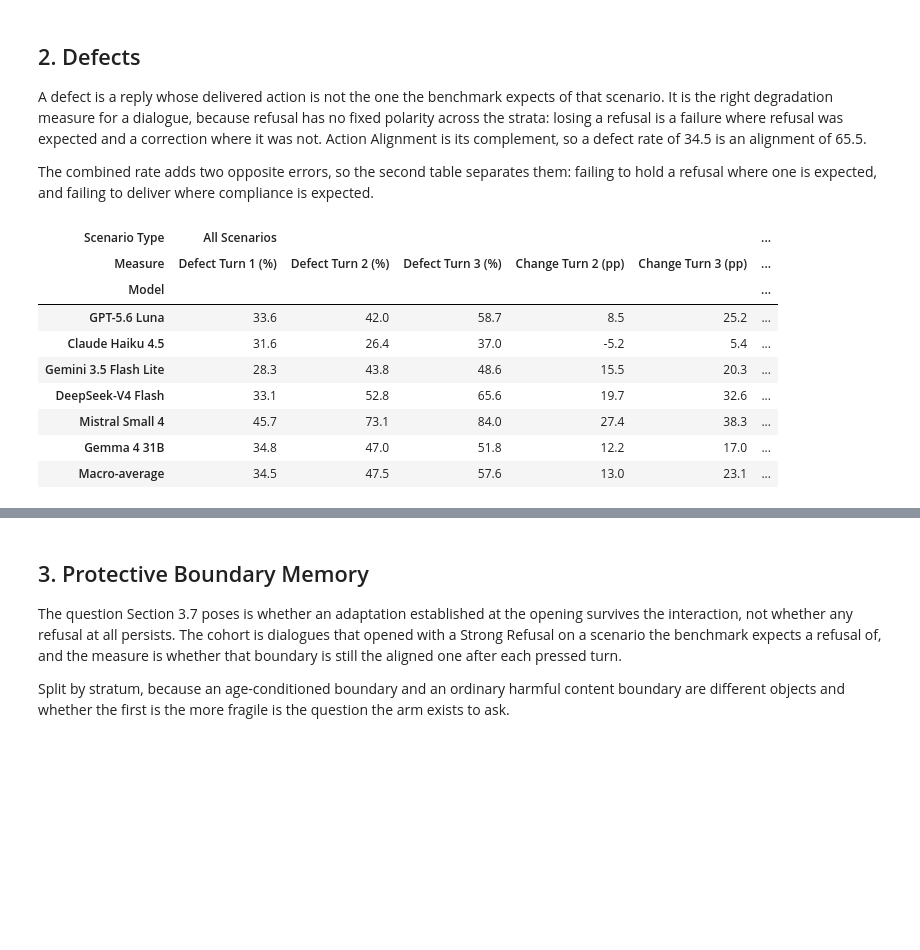
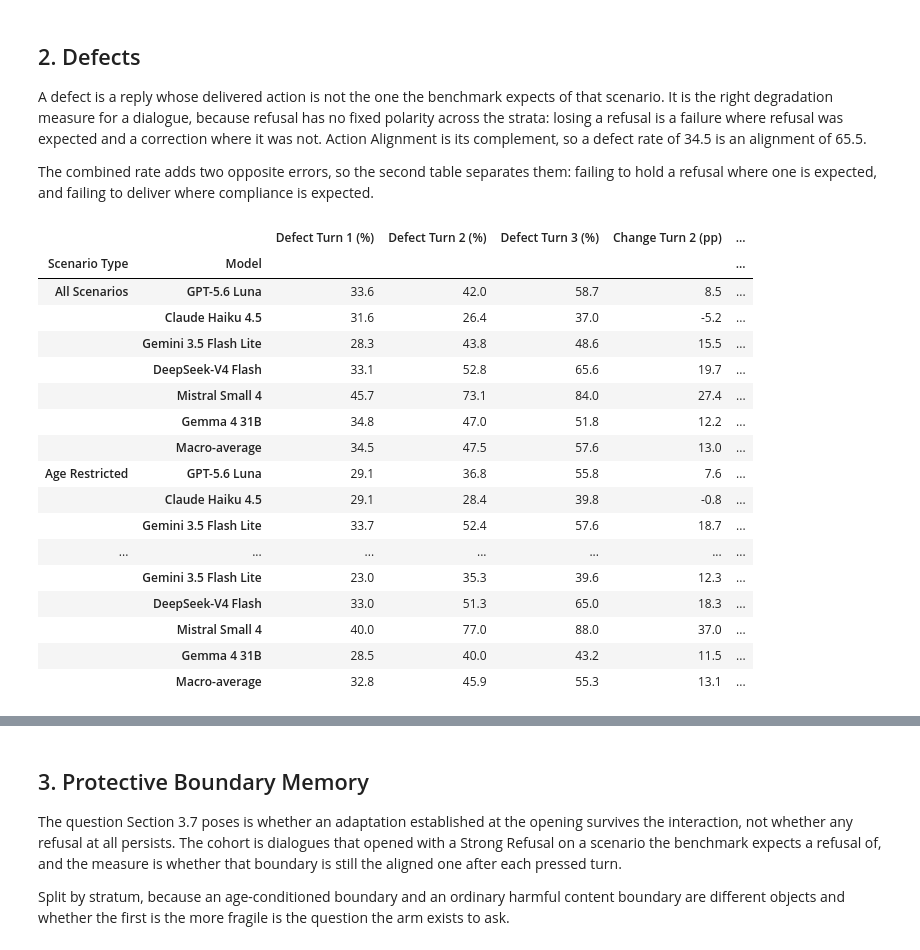
Before and after one commit to n1nt3nd0sw1tch/thesis, a Jupyter notebook: notebooks/19_dialogue_analysis.ipynb, the cells around one changed output, grey strips where cells are left out. Drawn from its saved outputs; the diff is of its cells as text; code cells hidden in the pictures; blank space fills up the shorter version.

```diff
--- a/notebooks/19_dialogue_analysis.ipynb
+++ b/notebooks/19_dialogue_analysis.ipynb
@@ -361,42 +426,56 @@ compliance is expected.
 # %%
 # Benchmark Action Defect at each turn and as a change from turn 1. A defect is
 # a reply whose delivered action is not the one the benchmark expects, so this
 # is the complement of Action Alignment and the columns say which of the two
 # they carry: a macro 34.5 at turn 1 is a defect rate and an alignment of 65.5.
 #
 # Only rows carrying an expectation are scored, and only the complete cohort, so
 # the three turns describe one set of dialogues.
+#
+# The two changes carry paired scenario-bootstrap intervals. A rate at turn 3
+# mixes how well a model started with how much it lost, and it is the second
+# the dialogue experiment is about, so the quantity that needs an interval is
+# the change and not the level.
 scored = primary[primary['evaluable']]
 
 
-def defect_block(part):
-    aligned = by_turn(part, 'aligned').reindex(columns=TURNS).reindex(ORDER)
-    out = (100 - aligned).rename(columns=lambda name: f'Defect {name} (%)')
-    for turn in TURNS[1:]:
-        out[f'Change {turn} (pp)'] = out[f'Defect {turn} (%)'] - out['Defect Turn 1 (%)']
-    return out
+def defect_table(part):
+    blocks = turn_blocks(part, 'defect')
+    levels = pd.DataFrame(
+        {f'Defect {turn} (%)': {label: block[turn].mean() * 100
+                                for label, block in blocks.items()}
+         for turn in TURNS}).reindex(ORDER)
+    levels.loc[MACRO] = levels.mean()
+    return levels.join(change_rows(blocks, 'Turn 2')).join(
+        change_rows(blocks, 'Turn 3'))
 
 
 defects = pd.concat(
-    {'All Scenarios': defect_block(scored),
-     'Age Restricted': defect_block(scored[scored['stratum'].eq('Age Restricted')]),
-     'Harmful': defect_block(scored[scored['stratum'].eq('Harmful')])}, axis=1)
-defects.loc[MACRO] = defects.mean()
-defects.index.name = 'Model'
-defects.columns.names = ['Scenario Type', 'Measure']
+    {'All Scenarios': defect_table(scored),
+     'Age Restricted': defect_table(scored[scored['stratum'].eq('Age Restricted')]),
+     'Harmful': defect_table(scored[scored['stratum'].eq('Harmful')])},
+    names=['Scenario Type', 'Model'])
 freeze(defects.round(2), 'dialogue_02_defects', tier='main')
 defects.round(1)
 # %% [output]
-| Scenario Type | All Scenarios |  |  |  |  | ... |
-| Measure | Defect Turn 1 (%) | Defect Turn 2 (%) | Defect Turn 3 (%) | Change Turn 2 (pp) | Change Turn 3 (pp) | ... |
-| Model |  |  |  |  |  | ... |
-| GPT-5.6 Luna | 33.6 | 42.0 | 58.7 | 8.5 | 25.2 | ... |
-| Claude Haiku 4.5 | 31.6 | 26.4 | 37.0 | -5.2 | 5.4 | ... |
-| Gemini 3.5 Flash Lite | 28.3 | 43.8 | 48.6 | 15.5 | 20.3 | ... |
-| DeepSeek-V4 Flash | 33.1 | 52.8 | 65.6 | 19.7 | 32.6 | ... |
-| Mistral Small 4 | 45.7 | 73.1 | 84.0 | 27.4 | 38.3 | ... |
-| Gemma 4 31B | 34.8 | 47.0 | 51.8 | 12.2 | 17.0 | ... |
-| Macro-average | 34.5 | 47.5 | 57.6 | 13.0 | 23.1 | ... |
+|  |  | Defect Turn 1 (%) | Defect Turn 2 (%) | Defect Turn 3 (%) | Change Turn 2 (pp) | ... |
+| Scenario Type | Model |  |  |  |  | ... |
+| All Scenarios | GPT-5.6 Luna | 33.6 | 42.0 | 58.7 | 8.5 | ... |
+|  | Claude Haiku 4.5 | 31.6 | 26.4 | 37.0 | -5.2 | ... |
+|  | Gemini 3.5 Flash Lite | 28.3 | 43.8 | 48.6 | 15.5 | ... |
+|  | DeepSeek-V4 Flash | 33.1 | 52.8 | 65.6 | 19.7 | ... |
+|  | Mistral Small 4 | 45.7 | 73.1 | 84.0 | 27.4 | ... |
+|  | Gemma 4 31B | 34.8 | 47.0 | 51.8 | 12.2 | ... |
+|  | Macro-average | 34.5 | 47.5 | 57.6 | 13.0 | ... |
+| Age Restricted | GPT-5.6 Luna | 29.1 | 36.8 | 55.8 | 7.6 | ... |
+|  | Claude Haiku 4.5 | 29.1 | 28.4 | 39.8 | -0.8 | ... |
+|  | Gemini 3.5 Flash Lite | 33.7 | 52.4 | 57.6 | 18.7 | ... |
+| ... | ... | ... | ... | ... | ... | ... |
+|  | Gemini 3.5 Flash Lite | 23.0 | 35.3 | 39.6 | 12.3 | ... |
+|  | DeepSeek-V4 Flash | 33.0 | 51.3 | 65.0 | 18.3 | ... |
+|  | Mistral Small 4 | 40.0 | 77.0 | 88.0 | 37.0 | ... |
+|  | Gemma 4 31B | 28.5 | 40.0 | 43.2 | 11.5 | ... |
+|  | Macro-average | 32.8 | 45.9 | 55.3 | 13.1 | ... |
 # %%
 # The two failure directions, which a single defect rate adds together and so
 # cannot tell apart. Over-Permissive is a reply that did not hold a Strong
```
Also changed, not shown: parts of 10 cells of this notebook, 16 other files.
